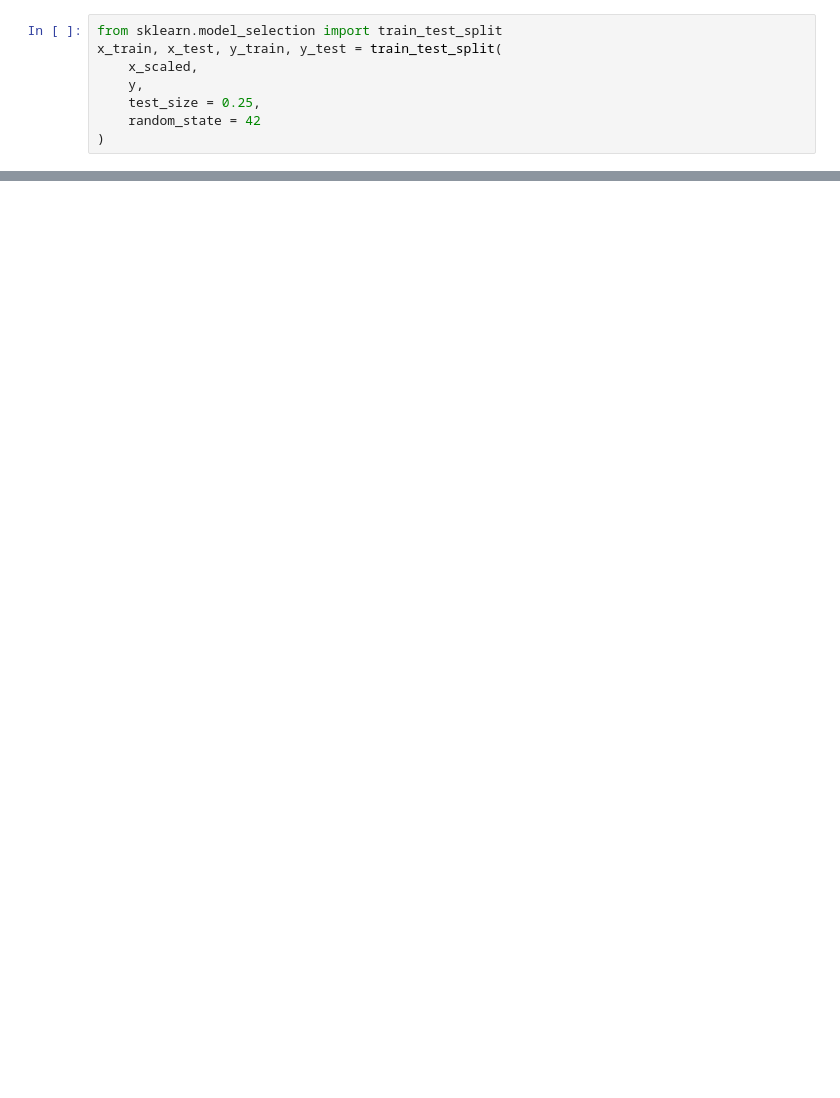
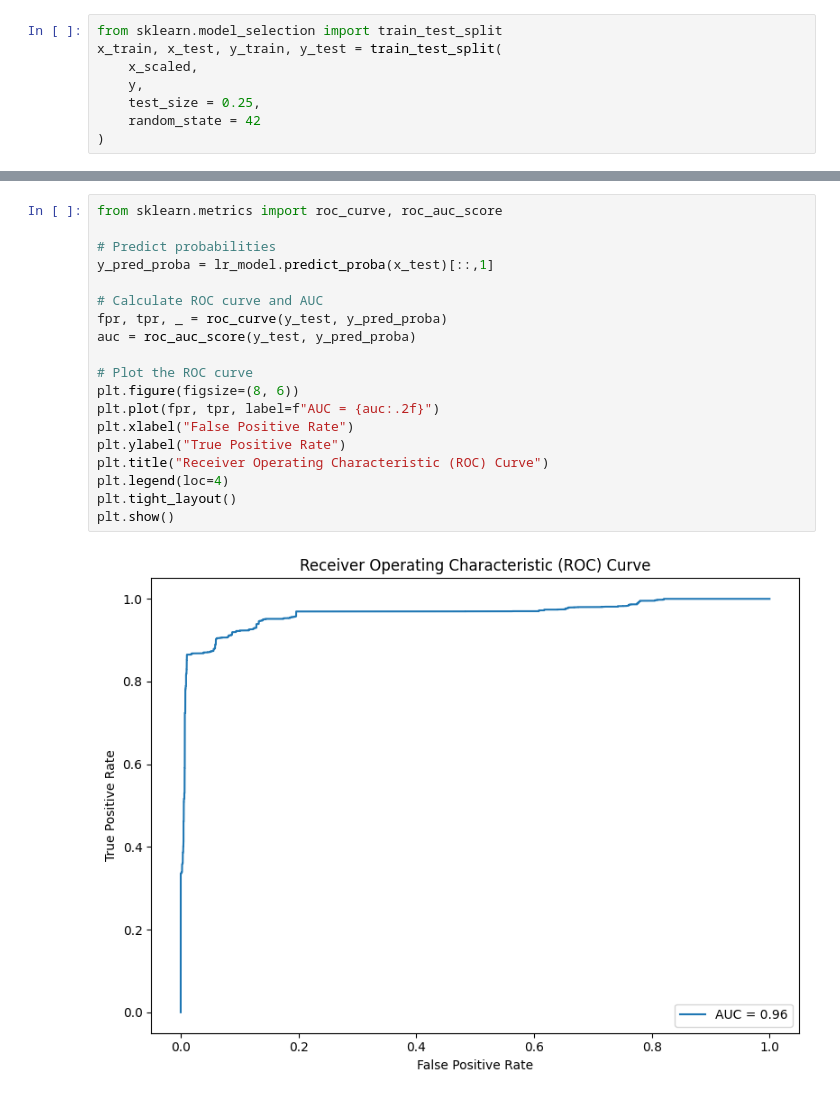
Before and after one commit to Diogovneto/AAS_T1, a Jupyter notebook: MalwareDetection_LogisticRegression_filtered.ipynb, the cells around one changed output, grey strips where cells are left out. Cells and saved outputs as stored; diff of their text form; blank space fills up the shorter version.

```diff
--- a/MalwareDetection_Permutation.ipynb
+++ b/MalwareDetection_LogisticRegression_filtered.ipynb
@@ -309,0 +357,21 @@ Feature: 21, Score: 0.03631
+# %%
+from sklearn.metrics import roc_curve, roc_auc_score
+
+# Predict probabilities
+y_pred_proba = lr_model.predict_proba(x_test)[::,1]
+
+# Calculate ROC curve and AUC
+fpr, tpr, _ = roc_curve(y_test, y_pred_proba)
+auc = roc_auc_score(y_test, y_pred_proba)
+
+# Plot the ROC curve
+plt.figure(figsize=(8, 6))
+plt.plot(fpr, tpr, label=f"AUC = {auc:.2f}")
+plt.xlabel("False Positive Rate")
+plt.ylabel("True Positive Rate")
+plt.title("Receiver Operating Characteristic (ROC) Curve")
+plt.legend(loc=4)
+plt.tight_layout()
+plt.show()
+# %% [output]
+[figure, added]
```
Also changed, not shown: parts of 14 cells of this notebook, 7 other files.
